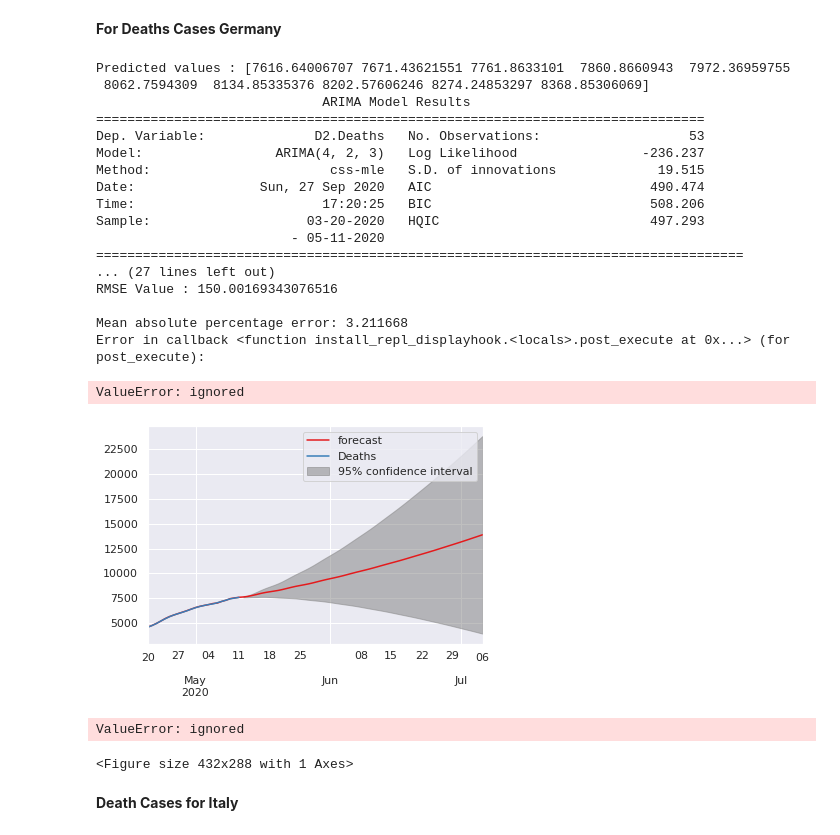
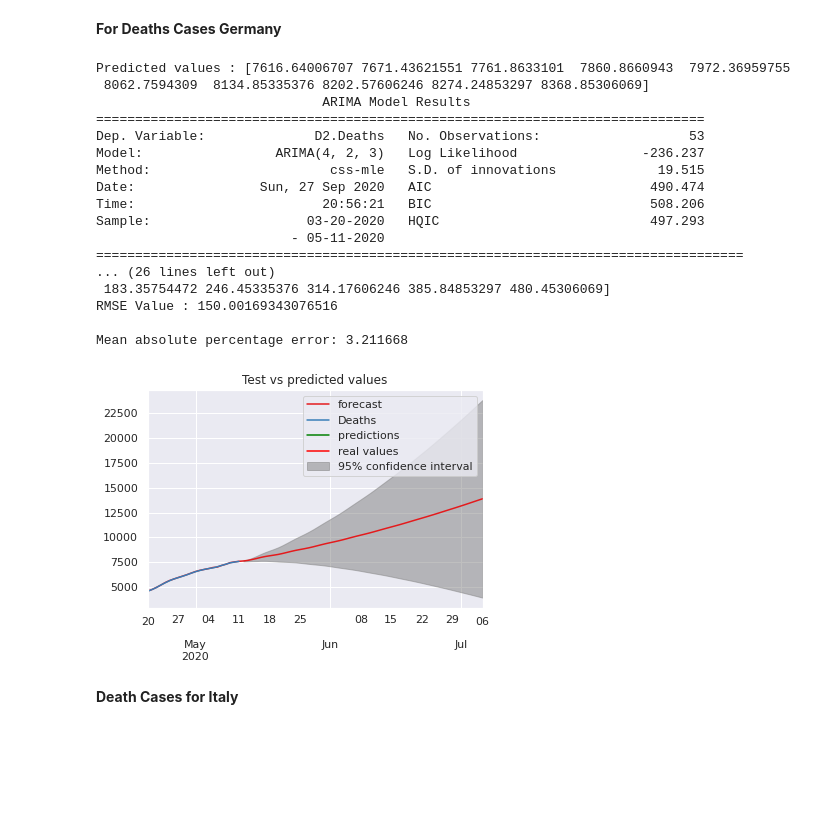
Before and after one commit to upender-sg/COVID19---Forecasting, a Jupyter notebook: Final_Evaluation_Death_ARIMA_Implementation_Top10_countries__1_.ipynb, the cells around one changed output. Drawn from its saved outputs; the diff is of its cells as text; code cells hidden in the pictures; blank space fills up the shorter version.

```diff
--- a/Final_Evaluation_Death_ARIMA_Implementation_Top10_countries__1_.ipynb
+++ b/Final_Evaluation_Death_ARIMA_Implementation_Top10_countries__1_.ipynb
@@ -194,7 +194,7 @@ def arima(CDR,test):
     prediction=result.forecast(steps=len(test))[0]
 
     #Plotting results
-    f,ax=plt.subplots()
+    #f,ax=plt.subplots()
     plt.plot(prediction,c='green', label= 'predictions')
     plt.plot(test, c='red',label='real values')
     plt.legend()
@@ -205,40 +205,37 @@ def arima(CDR,test):
     #Printing the error metrics
     print(result.summary())
 
 
     print('Error Values')
     print('Mean Value :', test.mean())
     print('MAE Value :', meanabs(test,prediction))
     print('RMSE Value :', np.sqrt(mean_squared_error(test,prediction)))
     print('\nMean absolute percentage error: %f'%mape(test,prediction))
     return (prediction)
 
 
 
 train,test=split(Gtest)
 prediction=arima(train,test)
 # %% [output]
 Predicted values : [7616.64006707 7671.43621551 7761.8633101  7860.8660943  7972.36959755
  8062.7594309  8134.85335376 8202.57606246 8274.24853297 8368.85306069]
                              ARIMA Model Results
 ==============================================================================
 Dep. Variable:              D2.Deaths   No. Observations:                   53
 Model:                 ARIMA(4, 2, 3)   Log Likelihood                -236.237
 Method:                       css-mle   S.D. of innovations             19.515
 Date:                Sun, 27 Sep 2020   AIC                            490.474
-Time:                        17:20:25   BIC                            508.206
+Time:                        20:56:21   BIC                            508.206
 Sample:                    03-20-2020   HQIC                           497.293
                          - 05-11-2020
 ===================================================================================
-... (27 lines left out)
+... (26 lines left out)
+ 183.35754472 246.45335376 314.17606246 385.84853297 480.45306069]
 RMSE Value : 150.00169343076516
 
 Mean absolute percentage error: 3.211668
-Error in callback <function install_repl_displayhook.<locals>.post_execute at 0x...> (for post_execute):
-ValueError: ignored
-[figure, old version]
+[figure, new version]
-ValueError: ignored
-<Figure size 432x288 with 1 Axes>
 # %% [markdown]
 **Death Cases for Italy**
 # %%
```
Also changed, not shown: parts of 9 cells of this notebook.
